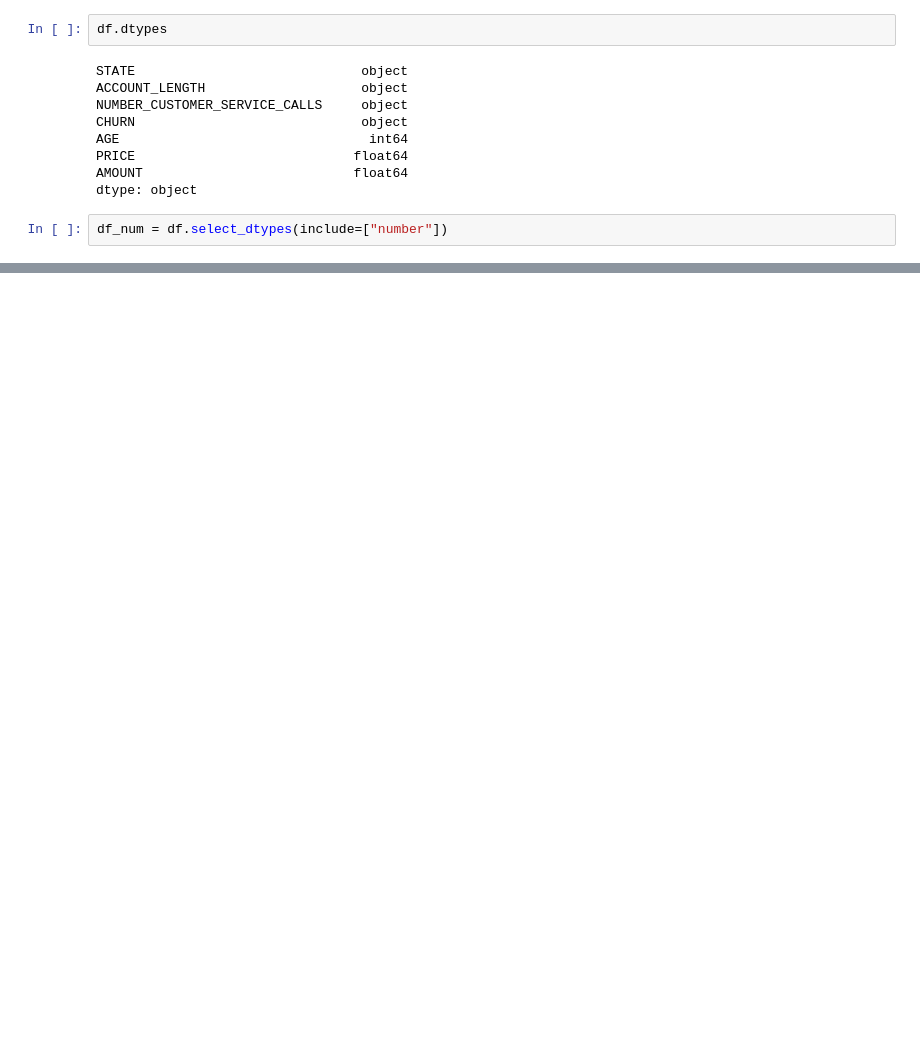
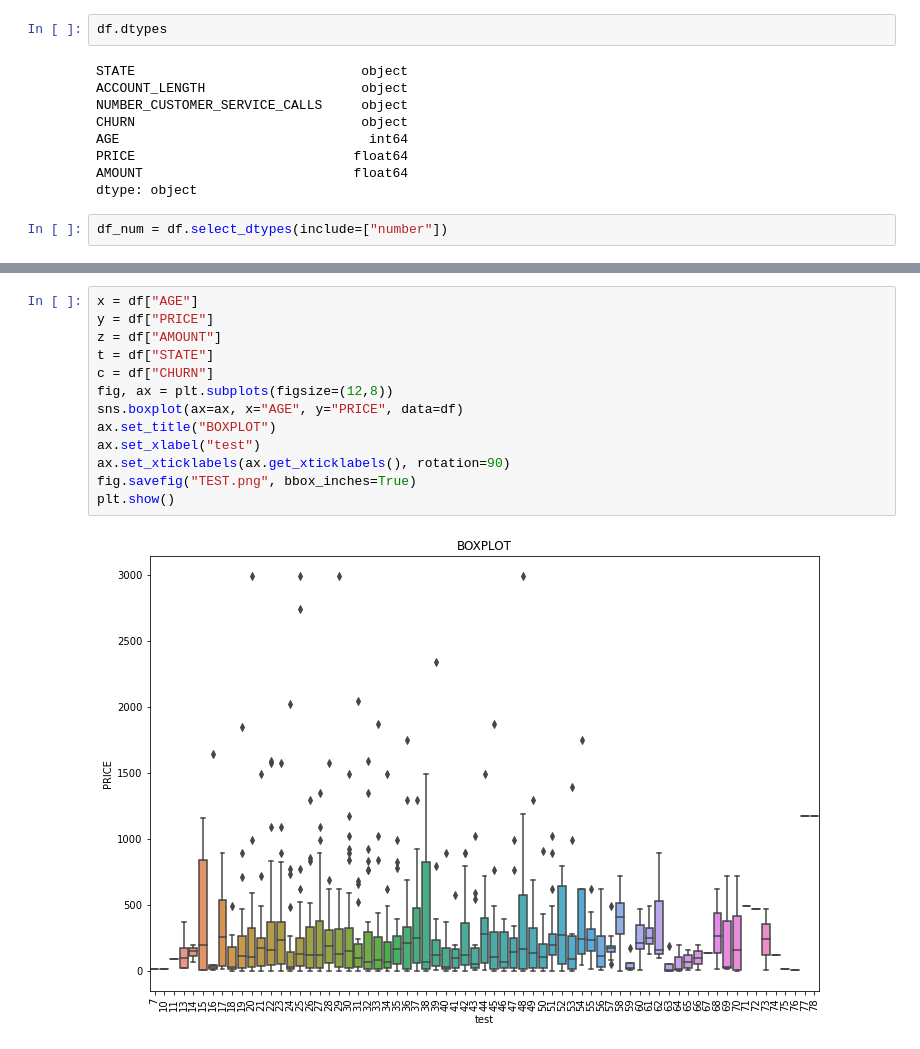
Before and after one commit to gurkandyilmaz/data_visualization, a Jupyter notebook: visualization/data_visualization.ipynb, the cells around one changed output, grey strips where cells are left out. Cells and saved outputs as stored; diff of their text form; blank space fills up the shorter version.

Commit message:
boxplots added

```diff
--- a/visualization/data_visualization.ipynb
+++ b/visualization/data_visualization.ipynb
@@ -305,0 +299,15 @@ plot_histogram(df_num, "AGE")
+# %%
+x = df["AGE"]
+y = df["PRICE"]
+z = df["AMOUNT"]
+t = df["STATE"]
+c = df["CHURN"]
+fig, ax = plt.subplots(figsize=(12,8))
+sns.boxplot(ax=ax, x="AGE", y="PRICE", data=df)
+ax.set_title("BOXPLOT")
+ax.set_xlabel("test")
+ax.set_xticklabels(ax.get_xticklabels(), rotation=90)
+fig.savefig("TEST.png", bbox_inches=True)
+plt.show()
+# %% [output]
+[figure, added]
```
Also changed, not shown: parts of 5 cells of this notebook, 2 other files.
